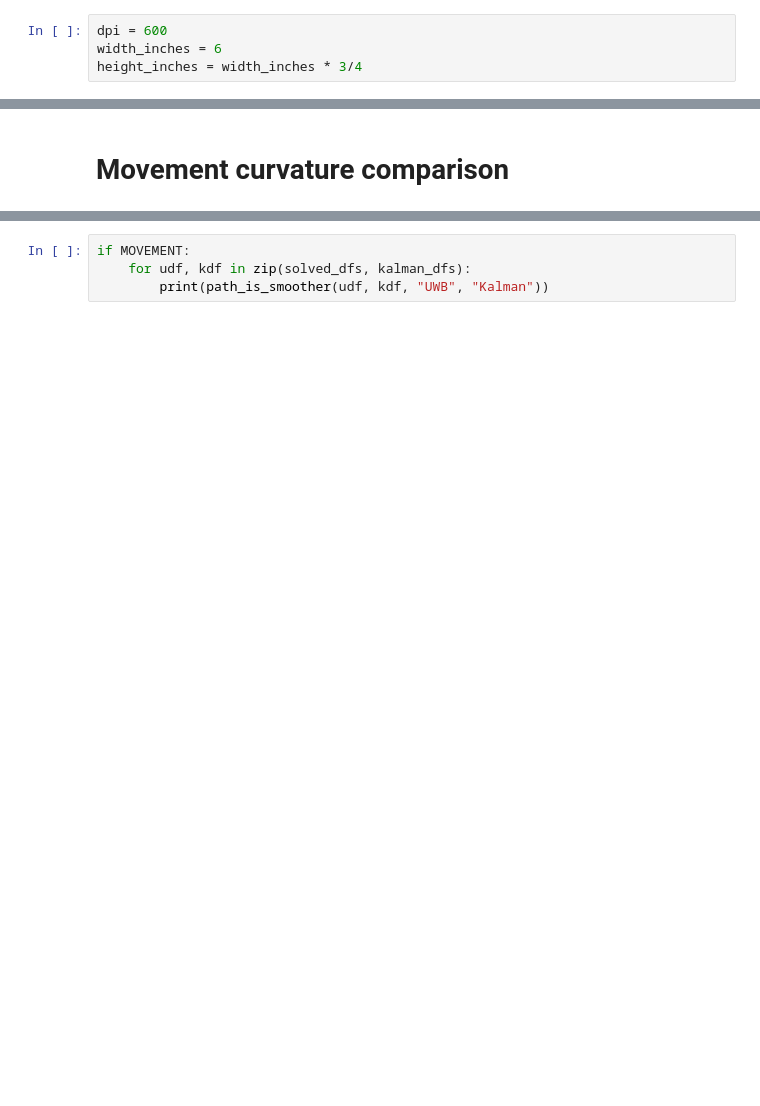
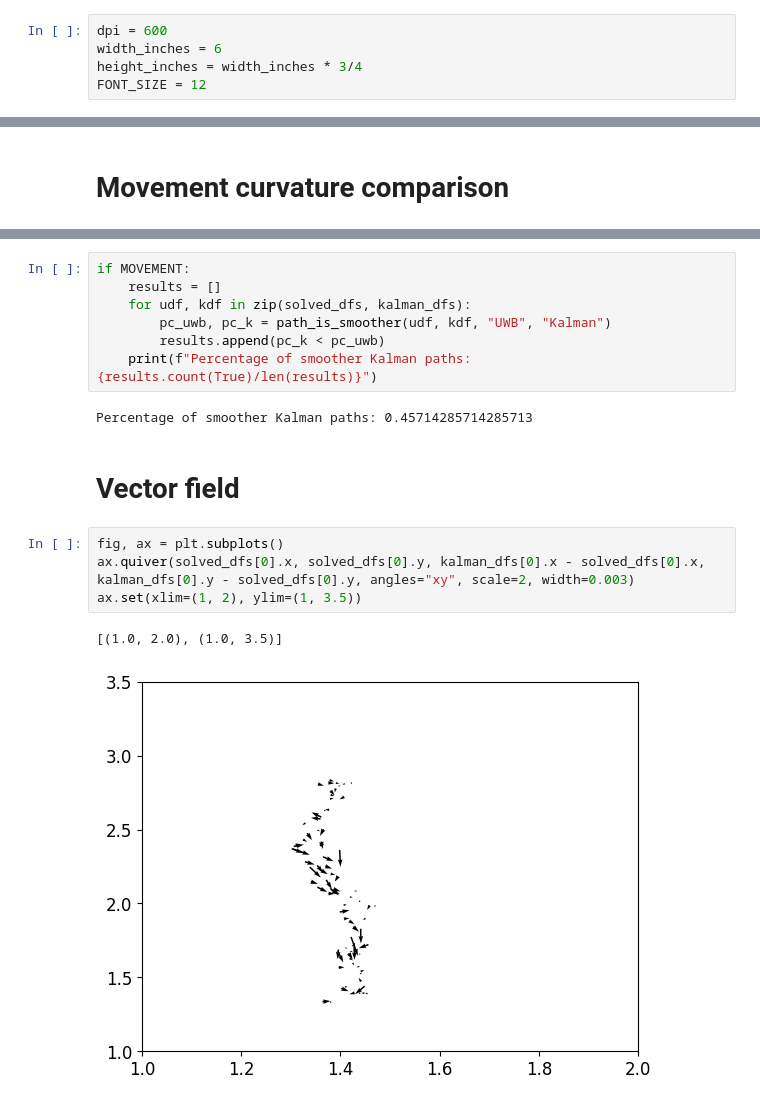
Before and after one commit to piotrs112/uwb-rs, a Jupyter notebook: data-processing/mlat_many_samples.ipynb, the cells around one changed output, grey strips where cells are left out. Cells and saved outputs as stored; diff of their text form; blank space fills up the shorter version.

```diff
--- a/data-processing/mlat_many_samples.ipynb
+++ b/data-processing/mlat_many_samples.ipynb
@@ -16,6 +27,7 @@ REF_POINT="P1"
 dpi = 600
 width_inches = 6
 height_inches = width_inches * 3/4
+FONT_SIZE = 12
 # %%
 # Try to get test environment conditions from JSON
 import json
@@ -619,5 +758,19 @@ if MOVEMENT:
         return (smooth_path_curvature_1, smooth_path_curvature_2)
 # %%
 if MOVEMENT:
+    results = []
     for udf, kdf in zip(solved_dfs, kalman_dfs):
-        print(path_is_smoother(udf, kdf, "UWB", "Kalman"))
+        pc_uwb, pc_k = path_is_smoother(udf, kdf, "UWB", "Kalman")
+        results.append(pc_k < pc_uwb)
+    print(f"Percentage of smoother Kalman paths: {results.count(True)/len(results)}")
+# %% [output]
+Percentage of smoother Kalman paths: 0.45714285714285713
+# %% [markdown]
+# Vector field
+# %%
+fig, ax = plt.subplots()
+ax.quiver(solved_dfs[0].x, solved_dfs[0].y, kalman_dfs[0].x - solved_dfs[0].x, kalman_dfs[0].y - solved_dfs[0].y, angles="xy", scale=2, width=0.003)
+ax.set(xlim=(1, 2), ylim=(1, 3.5))
+# %% [output]
+[(1.0, 2.0), (1.0, 3.5)]
+[figure, added]
```
Also changed, not shown: parts of 20 cells of this notebook, 25 other files.
